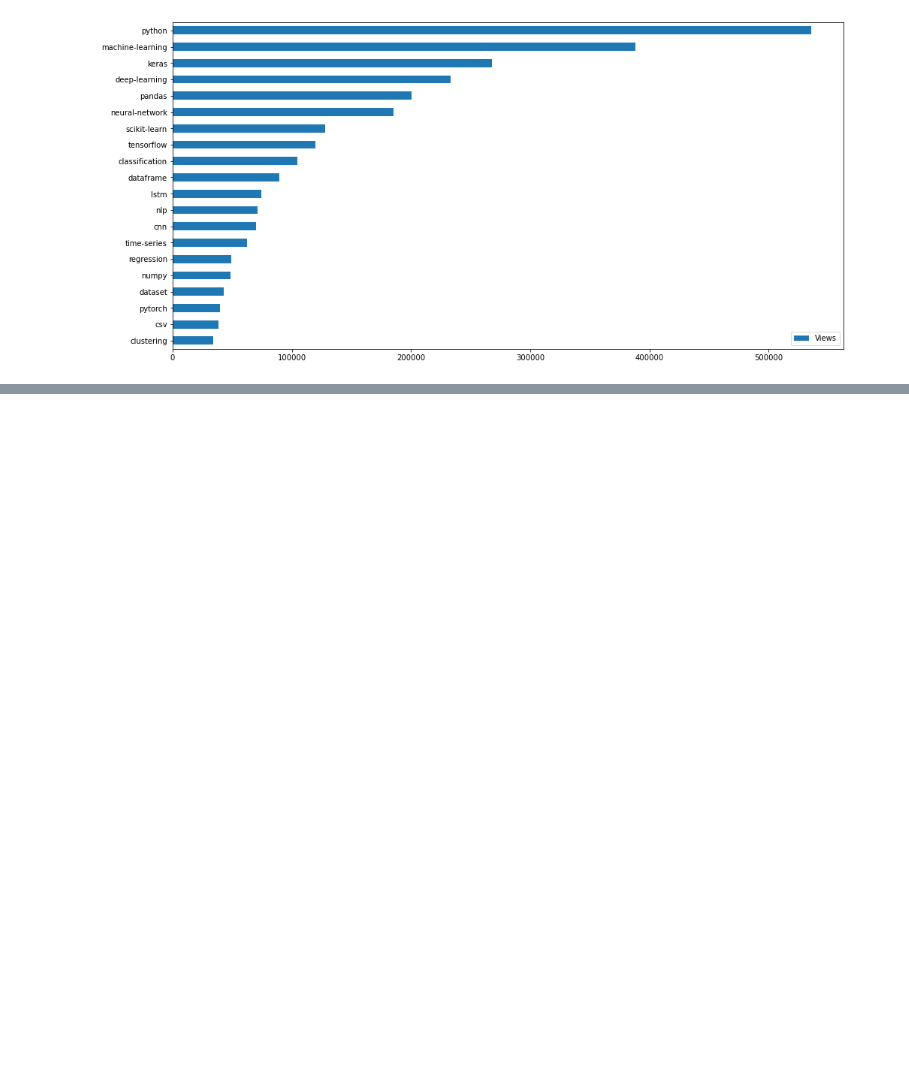
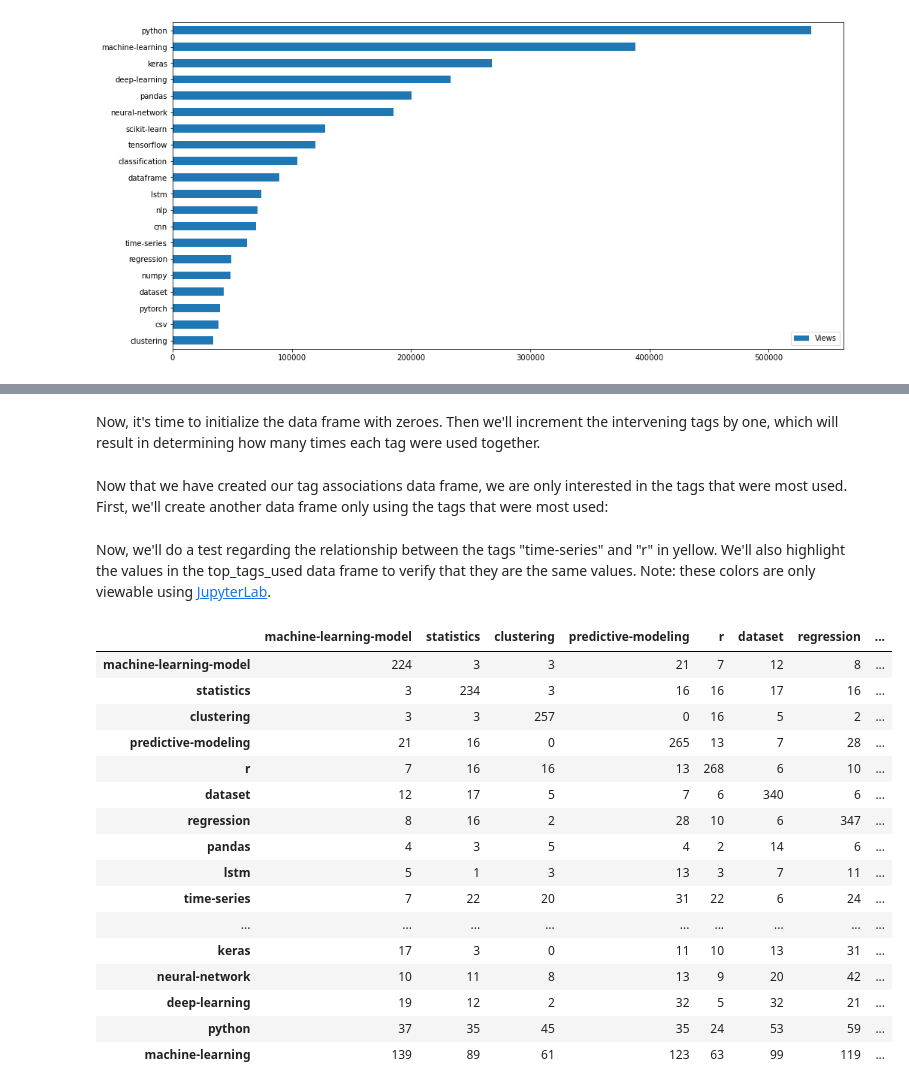
Before and after one commit to TFong1/App-Market-Research, a Jupyter notebook: DataScience-StackExchange.ipynb, the cells around one changed output, grey strips where cells are left out. Cells and saved outputs as stored; diff of their text form; code cells hidden in the pictures; blank space fills up the shorter version.

```diff
--- a/DataScience-StackExchange.ipynb
+++ b/DataScience-StackExchange.ipynb
@@ -268,0 +276,3 @@ top_tag_views.plot(kind="barh", figsize=(16,8))
+# %%
+all_tags = list(tag_count.index)
+print(len(all_tags))
@@ -268,0 +300,2 @@ top_tag_views.plot(kind="barh", figsize=(16,8))
+# %% [markdown]
+Now, it's time to initialize the data frame with zeroes.  Then we'll increment the intervening tags by one, which will result in determining how many times each tag were used together.
@@ -268,0 +307,2 @@ top_tag_views.plot(kind="barh", figsize=(16,8))
+# %% [markdown]
+Now that we have created our tag associations data frame, we are only interested in the tags that were most used.  First, we'll create another data frame only using the tags that were most used:
@@ -268,0 +311,32 @@ top_tag_views.plot(kind="barh", figsize=(16,8))
+# %% [markdown]
+Now, we'll do a test regarding the relationship between the tags "time-series" and "r" in yellow.  We'll also highlight the values in the top_tags_used data frame to verify that they are the same values.  Note:  these colors are only viewable using [JupyterLab](https://jupyterlab.readthedocs.io/en/stable/).
+# %%
+def color_cells_by_CSS(x):
+    helper_df = pd.DataFrame(data="", index=x.index, columns=x.columns)
+    helper_df.loc["time-series", "r"] = "background-color: yellow"
+    helper_df.loc["r", "time-series"] = "background-color: yellow"
+
+    for j in range(helper_df.shape[0]):
+        helper_df.iloc[j,j] = "color: blue"
+
+    return helper_df
+
+most_used_relationships.style.apply(color_cells_by_CSS, axis=None)
+# %% [output]
+|  | machine-learning-model | statistics | clustering | predictive-modeling | r | dataset | regression | ... |
+| machine-learning-model | 224 | 3 | 3 | 21 | 7 | 12 | 8 | ... |
+| statistics | 3 | 234 | 3 | 16 | 16 | 17 | 16 | ... |
+| clustering | 3 | 3 | 257 | 0 | 16 | 5 | 2 | ... |
+| predictive-modeling | 21 | 16 | 0 | 265 | 13 | 7 | 28 | ... |
+| r | 7 | 16 | 16 | 13 | 268 | 6 | 10 | ... |
+| dataset | 12 | 17 | 5 | 7 | 6 | 340 | 6 | ... |
+| regression | 8 | 16 | 2 | 28 | 10 | 6 | 347 | ... |
+| pandas | 4 | 3 | 5 | 4 | 2 | 14 | 6 | ... |
+| lstm | 5 | 1 | 3 | 13 | 3 | 7 | 11 | ... |
+| time-series | 7 | 22 | 20 | 31 | 22 | 6 | 24 | ... |
+| ... | ... | ... | ... | ... | ... | ... | ... | ... |
+| keras | 17 | 3 | 0 | 11 | 10 | 13 | 31 | ... |
+| neural-network | 10 | 11 | 8 | 13 | 9 | 20 | 42 | ... |
+| deep-learning | 19 | 12 | 2 | 32 | 5 | 32 | 21 | ... |
+| python | 37 | 35 | 45 | 35 | 24 | 53 | 59 | ... |
+| machine-learning | 139 | 89 | 61 | 123 | 63 | 99 | 119 | ... |
```
Also changed, not shown: parts of 30 cells of this notebook, 1 other file.
